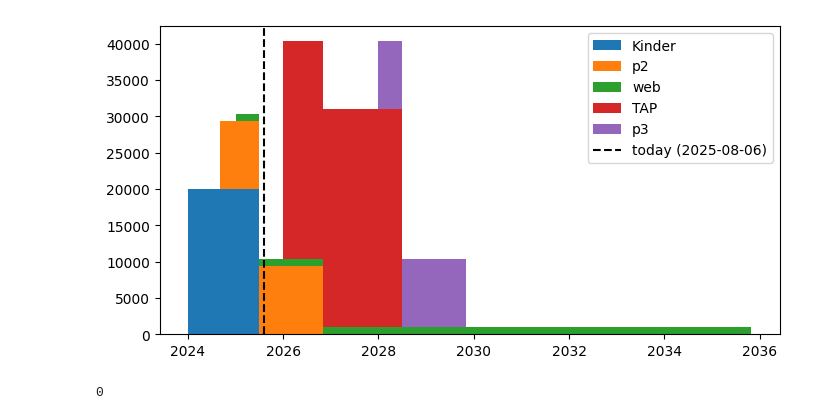
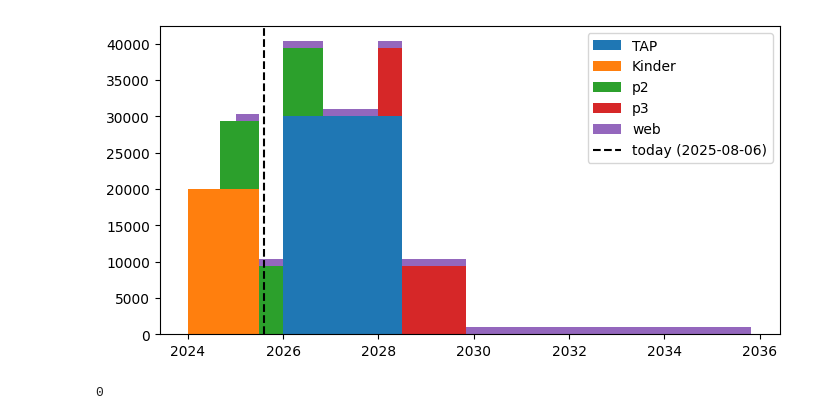
Before and after one commit to amirhoseinbidar/plot-proj, a Jupyter notebook: project.ipynb, the cells around one changed output. Saved outputs shown, nothing was run; the diff lists cells and outputs as text; code cells hidden in the pictures.

```diff
--- a/project.ipynb
+++ b/project.ipynb
@@ -34,0 +26,5 @@ df
+# %%
+df["start"] = pd.to_datetime(df["start"])
+df["end"] = pd.to_datetime(df["end"])
+df["duration"] = df["end"] - df["start"]
+df = df.sort_values(by=["start"])
@@ -35,37 +40,38 @@ df
 # %%
 import matplotlib.pyplot as plt
 import numpy as np
 from datetime import datetime
 
+priority_type = "budget"  # choices are budget - start - duration
+priority_ascending = False
+
 now = datetime.now()
+edges = sorted(set(df["start"]).union(set(df["end"])))
+values = {name: [0] * len(edges) for name in df["name"]}
+sum = 0
 
-edges = sorted(set(df["start"]).union(set(df["end"])))
-
-values = {name: [0] * len(edges) for name in df["name"]}
-
-sum = 0
 for i, edge in enumerate(edges):
     active_records = df[(df["start"] <= edge) & (df["end"] > edge)]
     for idx, record in active_records.iterrows():
         values[record["name"]][i] = record["budget"]
 
 y = np.vstack(list(values.values()))
 x = np.array(edges, dtype="datetime64")
 
-priority = ordered_names = df.sort_values(by="start")["name"].tolist()
+
+priority = df.sort_values(by=priority_type, ascending=priority_ascending)["name"].tolist()
 y_priority = np.vstack([values[name] for name in priority])
-
 fig, ax = plt.subplots(figsize=(8, 4))
 ax.stackplot(x, y_priority, labels=priority, baseline="zero", step="post")
 ax.axvline(
     x=now,
     color="black",
     label=f"today ({now.strftime('%Y-%m-%d')})",
     linestyle="dashed",
 )
 
 ax.legend()
 plt.show()
 # %% [output]
-[figure, old version]
+[figure, new version]
 # %%
```
Also changed, not shown: parts of 4 cells of this notebook.
